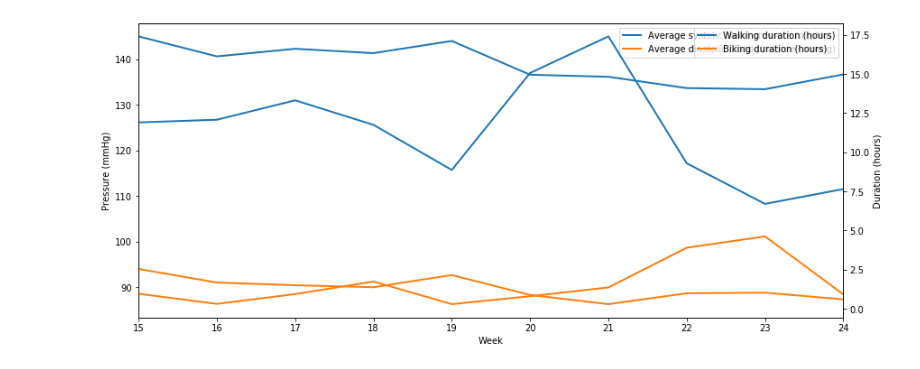
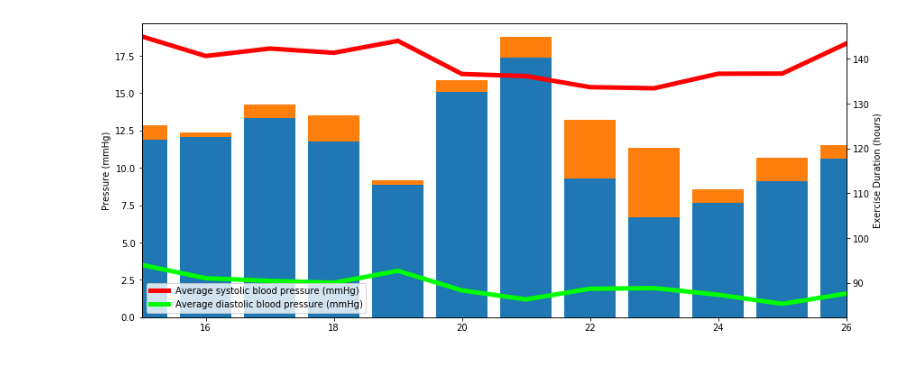
Before and after one commit to DanteLore/fitness, a Jupyter notebook: daily_summary.ipynb, the cells around one changed output. Saved outputs shown, nothing was run; the diff lists cells and outputs as text; code cells hidden in the pictures.

Commit message:
Looking for correlations between exercise and BP in a given week.  Spoiler:  Didn't find any

```diff
--- a/daily_summary.ipynb
+++ b/daily_summary.ipynb
@@ -46,6 +46,8 @@ df = df.groupby(['Year', 'Week']).agg({
 # Only want full weeks
 google_data = df[df['Day Count'] == 7].dropna()
 
+google_data['Excercise Duration (hours)'] = google_data['Walking duration (hours)'] + google_data['Biking duration (hours)']
+
 google_data.head(1000)
 # %% [output]
 |  |  | Average diastolic blood pressure ... | Average systolic blood pressure (... | Biking duration (hours) | Walking duration (hours) | ... |
@@ -63,14 +67,15 @@ google_data.head(1000)
 # %%
 fig, ax1 = plt.subplots(figsize=(14, 6))
-google_data.plot(ax=ax1, kind='line', x='Week', y='Average systolic blood pressure (mmHg)', linewidth=2.0)
-google_data.plot(ax=ax1, kind='line', x='Week', y='Average diastolic blood pressure (mmHg)', linewidth=2.0)
+
+plt.bar(google_data['Week'], google_data['Walking duration (hours)'])
+plt.bar(google_data['Week'], google_data['Biking duration (hours)'], bottom=google_data['Walking duration (hours)'])
 
 ax2 = ax1.twinx()
-google_data.plot(ax=ax2, kind='line', x='Week', y='Walking duration (hours)', linewidth=2.0)
-google_data.plot(ax=ax2, kind='line', x='Week', y='Biking duration (hours)', linewidth=2.0)
+google_data.plot(ax=ax2, kind='line', x='Week', y='Average systolic blood pressure (mmHg)', linewidth=5.0, color='red')
+google_data.plot(ax=ax2, kind='line', x='Week', y='Average diastolic blood pressure (mmHg)', linewidth=5.0, color='lime')
 
 ax1.set_ylabel('Pressure (mmHg)')
-ax2.set_ylabel('Duration (hours)')
+ax2.set_ylabel('Exercise Duration (hours)')
 plt.show()
 # %% [output]
-[figure, old version]
+[figure, new version]
```
Also changed, not shown: parts of 2 cells of this notebook, 1 other file.
